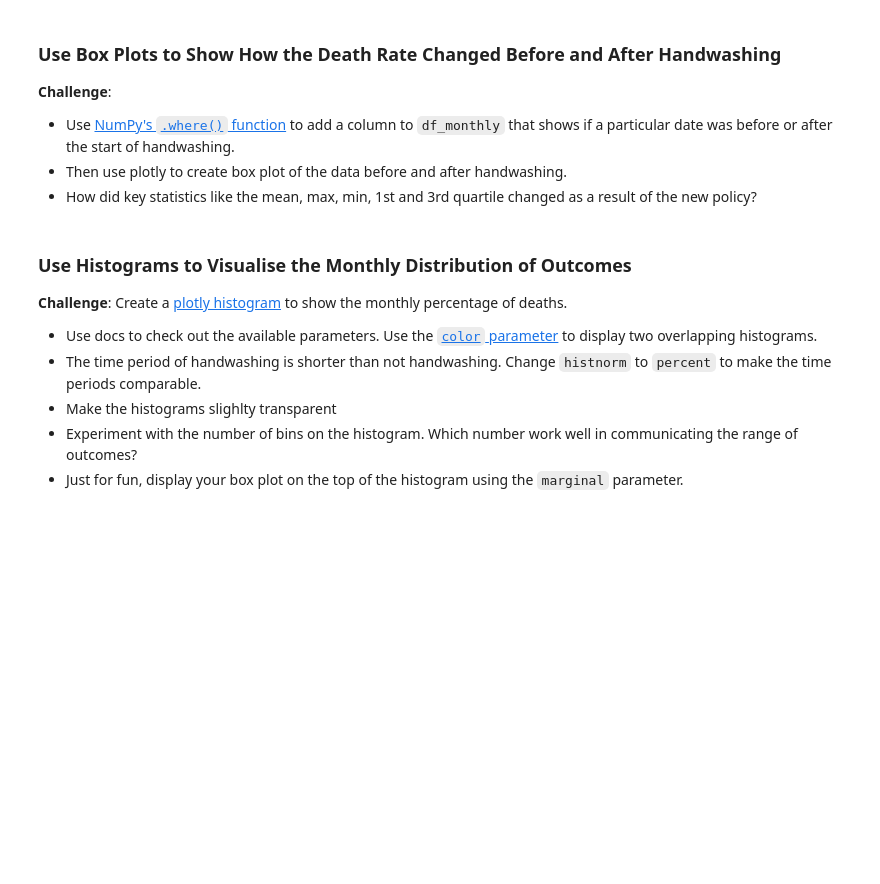
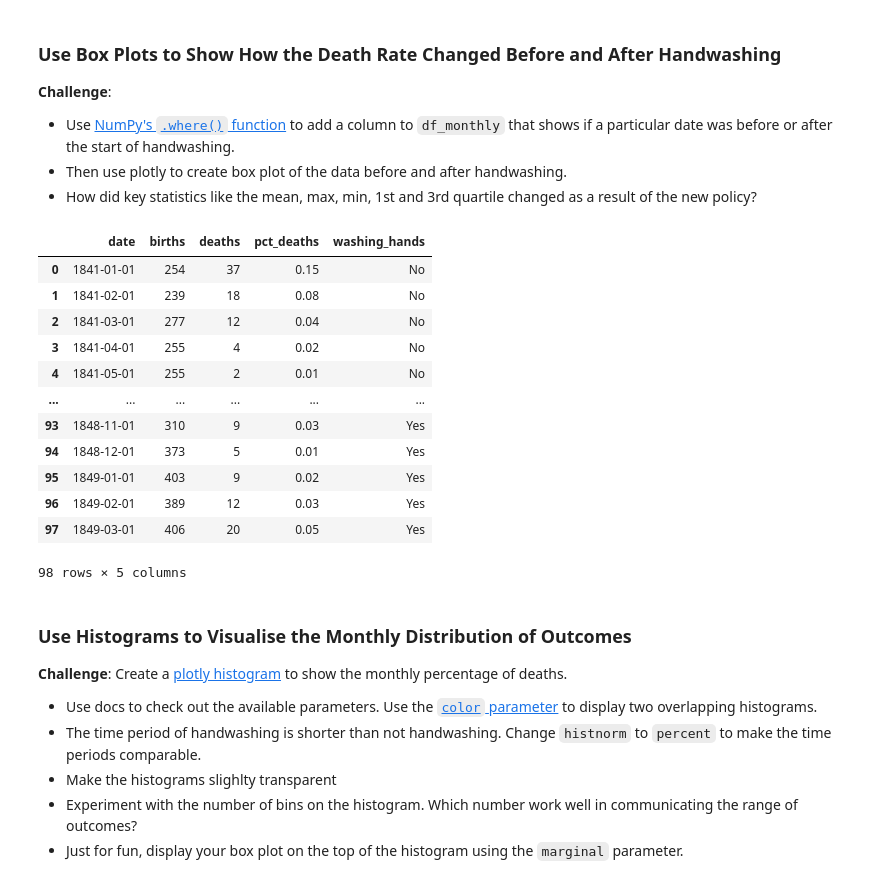
Before and after one commit to renankin/100-days-of-code, a Jupyter notebook: day-080/dr-semmelweis-analysis/Dr_Semmelweis_Handwashing_Discovery_(start).ipynb, the cells around one changed output. Drawn from its saved outputs; the diff is of its cells as text; code cells hidden in the pictures; blank space fills up the shorter version.

```diff
--- a/day-080/dr-semmelweis-analysis/Dr_Semmelweis_Handwashing_Discovery_(start).ipynb
+++ b/day-080/dr-semmelweis-analysis/Dr_Semmelweis_Handwashing_Discovery_(start).ipynb
@@ -396,3 +396,22 @@ This is a 5.0x improvement!
 * Use [NumPy's `.where()` function](https://numpy.org/doc/stable/reference/generated/numpy.where.html) to add a column to `df_monthly` that shows if a particular date was before or after the start of handwashing.
 * Then use plotly to create box plot of the data before and after handwashing.
 * How did key statistics like the mean, max, min, 1st and 3rd quartile changed as a result of the new policy?
+# %%
+df_monthly["washing_hands"] = np.where(
+    df_monthly.date < handwashing_start_date, "No", "Yes")
+
+df_monthly
+# %% [output]
+|  | date | births | deaths | pct_deaths | washing_hands |
+| 0 | 1841-01-01 | 254 | 37 | 0.15 | No |
+| 1 | 1841-02-01 | 239 | 18 | 0.08 | No |
+| 2 | 1841-03-01 | 277 | 12 | 0.04 | No |
+| 3 | 1841-04-01 | 255 | 4 | 0.02 | No |
+| 4 | 1841-05-01 | 255 | 2 | 0.01 | No |
+| ... | ... | ... | ... | ... | ... |
+| 93 | 1848-11-01 | 310 | 9 | 0.03 | Yes |
+| 94 | 1848-12-01 | 373 | 5 | 0.01 | Yes |
+| 95 | 1849-01-01 | 403 | 9 | 0.02 | Yes |
+| 96 | 1849-02-01 | 389 | 12 | 0.03 | Yes |
+| 97 | 1849-03-01 | 406 | 20 | 0.05 | Yes |
+98 rows × 5 columns
```
Also changed, not shown: parts of 4 cells of this notebook.
